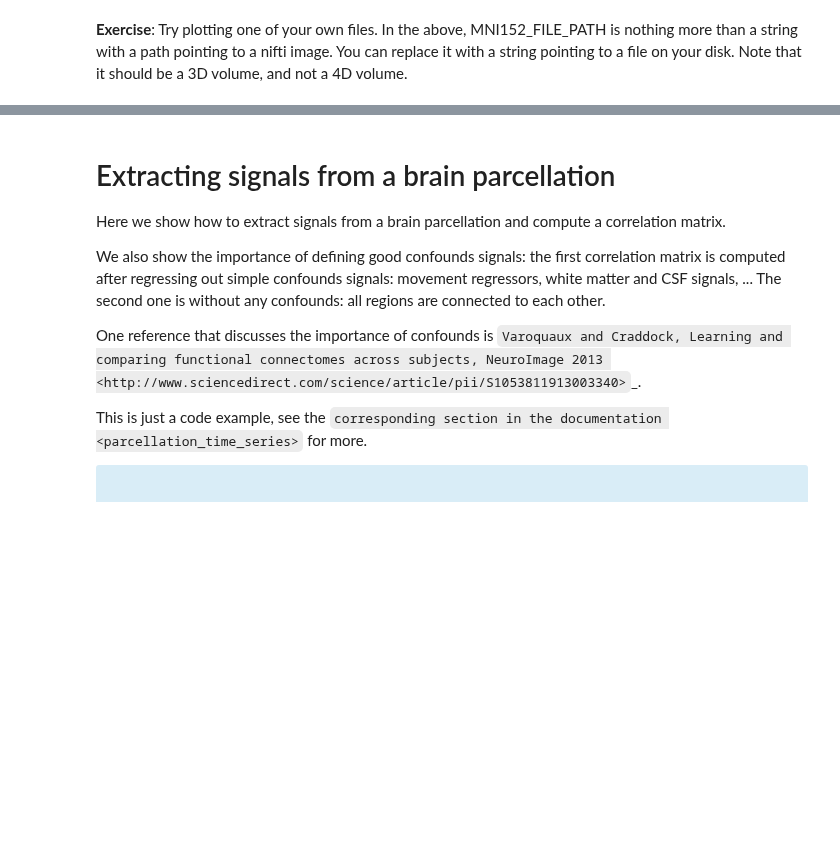
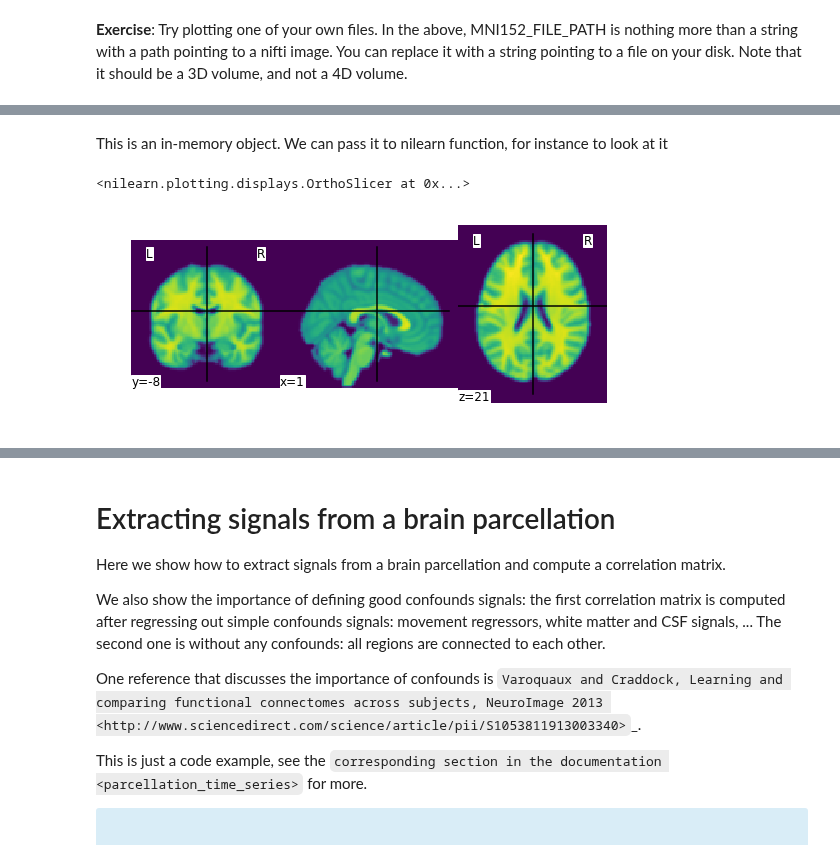
Before and after one commit to illdopejake/RS2018_Nilearn_tutorial, a Jupyter notebook: Nilearn_tutorial_2018.ipynb, the cells around one changed output, grey strips where cells are left out. Cells and saved outputs as stored; diff of their text form; code cells hidden in the pictures; blank space fills up the shorter version.

```diff
--- a/Nilearn_tutorial_2018.ipynb
+++ b/Nilearn_tutorial_2018.ipynb
@@ -62,0 +82,7 @@ your disk. Note that it should be a 3D volume, and not a 4D volume.
+# %%
+from nilearn import image
+smooth_anat_img = image.smooth_img(MNI152_FILE_PATH, fwhm=3)
+
+# While we are giving a file name as input, the function returns
+# an in-memory object:
+print(smooth_anat_img)
@@ -62,0 +107,7 @@ your disk. Note that it should be a 3D volume, and not a 4D volume.
+# %% [markdown]
+This is an in-memory object. We can pass it to nilearn function, for instance to look at it
+# %%
+plotting.plot_img(smooth_anat_img)
+# %% [output]
+<nilearn.plotting.displays.OrthoSlicer at 0x...>
+[figure, added]
```
Also changed, not shown: parts of 9 cells of this notebook.
